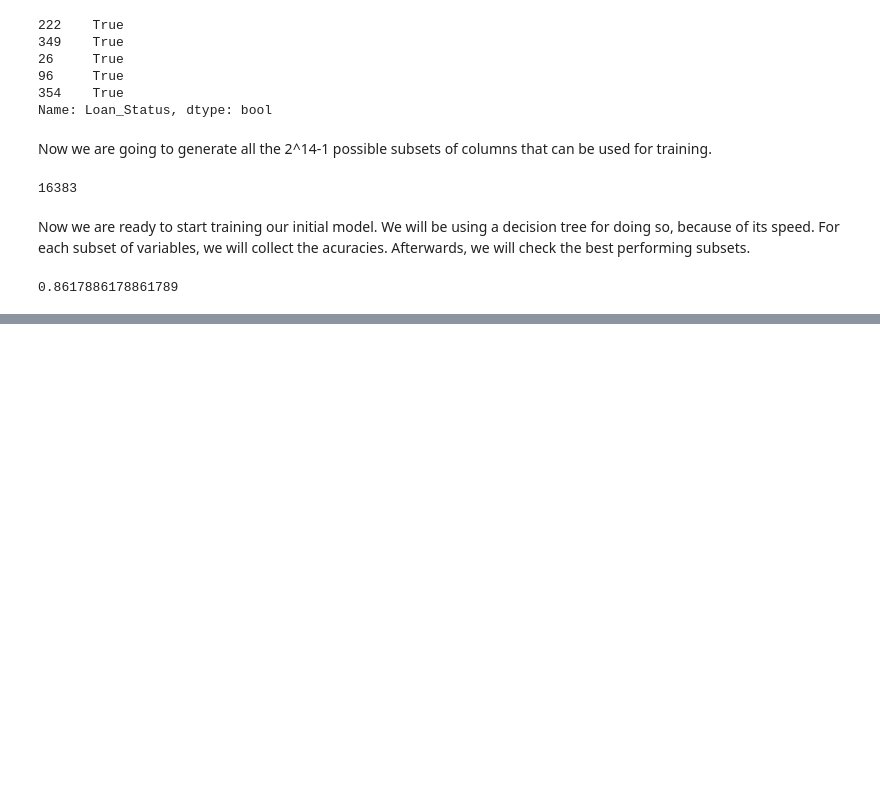
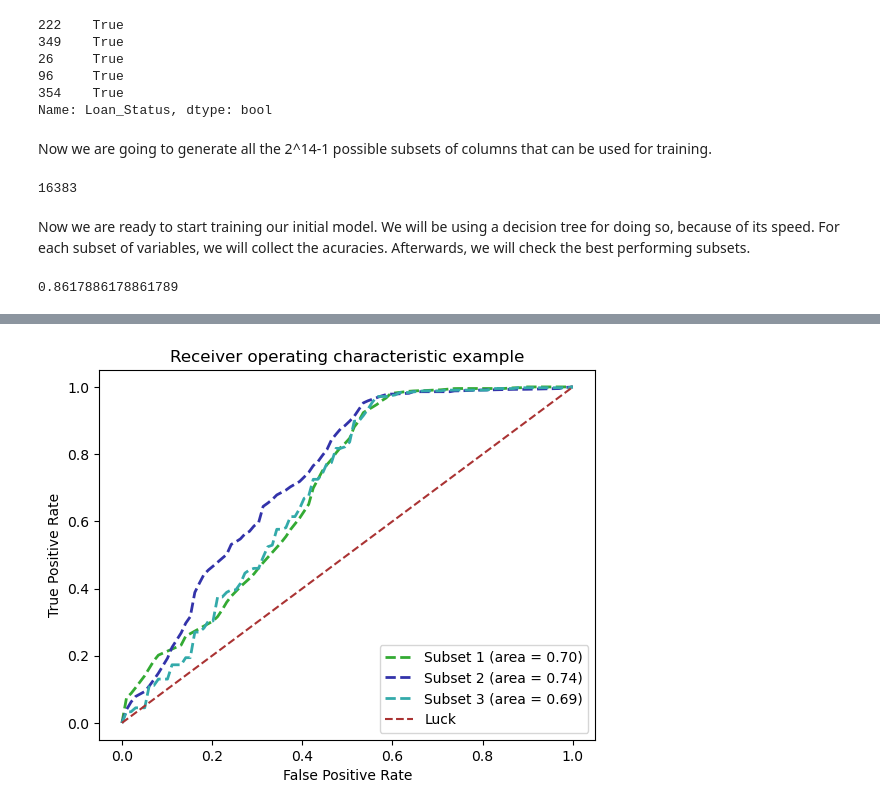
Before and after one commit to mateusmelo821/loan-prediction, a Jupyter notebook: index.ipynb, the cells around one changed output, grey strips where cells are left out. Saved outputs shown, nothing was run; the diff lists cells and outputs as text; code cells hidden in the pictures; blank space fills up the shorter version.

Commit message:
Finishing the model training

```diff
--- a/index.ipynb
+++ b/index.ipynb
@@ -550,5 +553,5 @@ print(max(accuracies))
 # %%
 for i,acc in enumerate(accuracies):
-    if acc>0.86:
+    if acc>0.85:
         print(subsets[i], acc)
 # %% [output]
@@ -563,0 +577,5 @@ sum(pred==y_test)/len(y_test)
+# %%
+subset1 = ['Gender', 'Dependents', 'Education', 'Credit_History']
+subset2 = ['Married', 'Dependents', 'Credit_History', 'Property_Area']
+subset3 = ['Gender', 'ApplicantIncome', 'Loan_Amount_Term', 'Credit_History', 'Property_Area',
+           'Loan_by_Income', 'Loan_by_ApplicantIncome']
@@ -563,0 +584,4 @@ sum(pred==y_test)/len(y_test)
+# %%
+skf = StratifiedKFold(n_splits=5, random_state=42, shuffle=True)
+skf.get_n_splits(X, y)
+skf
@@ -563,0 +592,70 @@ sum(pred==y_test)/len(y_test)
+# %%
+lrc = LogisticRegression(random_state=42)
+
+# Subset 1
+mean_tpr = 0.0
+mean_fpr = np.linspace(0, 1, 100)
+all_tpr = []
+for i, (train_index, test_index) in enumerate(skf.split(X, y)):
+    probas_ = lrc.fit(X[subset1].loc[train_index], y.loc[train_index]).predict_proba(X[subset1].loc[test_index])
+    fpr, tpr, thresholds = roc_curve(y.loc[test_index], probas_[:, 1])
+    mean_tpr += np.interp(mean_fpr, fpr, tpr)
+    mean_tpr[0] = 0.0
+    roc_auc = auc(fpr, tpr)
+
+
+mean_tpr /= 5
+mean_tpr[-1] = 1.0
+mean_auc = auc(mean_fpr, mean_tpr)
+plt.plot(mean_fpr, mean_tpr, '--', color="#33AA33",
+         label='Subset 1 (area = %0.2f)' % mean_auc, lw=2)
+
+# Subset 2
+mean_tpr = 0.0
+mean_fpr = np.linspace(0, 1, 100)
+all_tpr = []
+for i, (train_index, test_index) in enumerate(skf.split(X, y)):
+    probas_ = lrc.fit(X[subset2].loc[train_index], y.loc[train_index]).predict_proba(X[subset2].loc[test_index])
+    fpr, tpr, thresholds = roc_curve(y.loc[test_index], probas_[:, 1])
+    mean_tpr += np.interp(mean_fpr, fpr, tpr)
+    mean_tpr[0] = 0.0
+    roc_auc = auc(fpr, tpr)
+
+
+mean_tpr /= 5
+mean_tpr[-1] = 1.0
+mean_auc = auc(mean_fpr, mean_tpr)
+plt.plot(mean_fpr, mean_tpr, '--', color="#3333AA",
+         label='Subset 2 (area = %0.2f)' % mean_auc, lw=2)
+
+# Subset 3
+mean_tpr = 0.0
+mean_fpr = np.linspace(0, 1, 100)
+all_tpr = []
+for i, (train_index, test_index) in enumerate(skf.split(X, y)):
+    probas_ = lrc.fit(X[subset3].loc[train_index], y.loc[train_index]).predict_proba(X[subset3].loc[test_index])
+    fpr, tpr, thresholds = roc_curve(y.loc[test_index], probas_[:, 1])
+    mean_tpr += np.interp(mean_fpr, fpr, tpr)
+    mean_tpr[0] = 0.0
+    roc_auc = auc(fpr, tpr)
+
+
+mean_tpr /= 5
+mean_tpr[-1] = 1.0
+mean_auc = auc(mean_fpr, mean_tpr)
+plt.plot(mean_fpr, mean_tpr, '--', color="#33AAAA",
+         label='Subset 3 (area = %0.2f)' % mean_auc, lw=2)
+
+
+
+
+plt.plot([0, 1], [0, 1], '--', color="#AA3333", label='Luck')
+plt.xlim([-0.05, 1.05])
+plt.ylim([-0.05, 1.05])
+plt.xlabel('False Positive Rate')
+plt.ylabel('True Positive Rate')
+plt.title('Receiver operating characteristic example')
+plt.legend(loc="lower right")
+plt.show()
+# %% [output]
+[figure, added]
```
Also changed, not shown: parts of 18 cells of this notebook, 1 other file.
